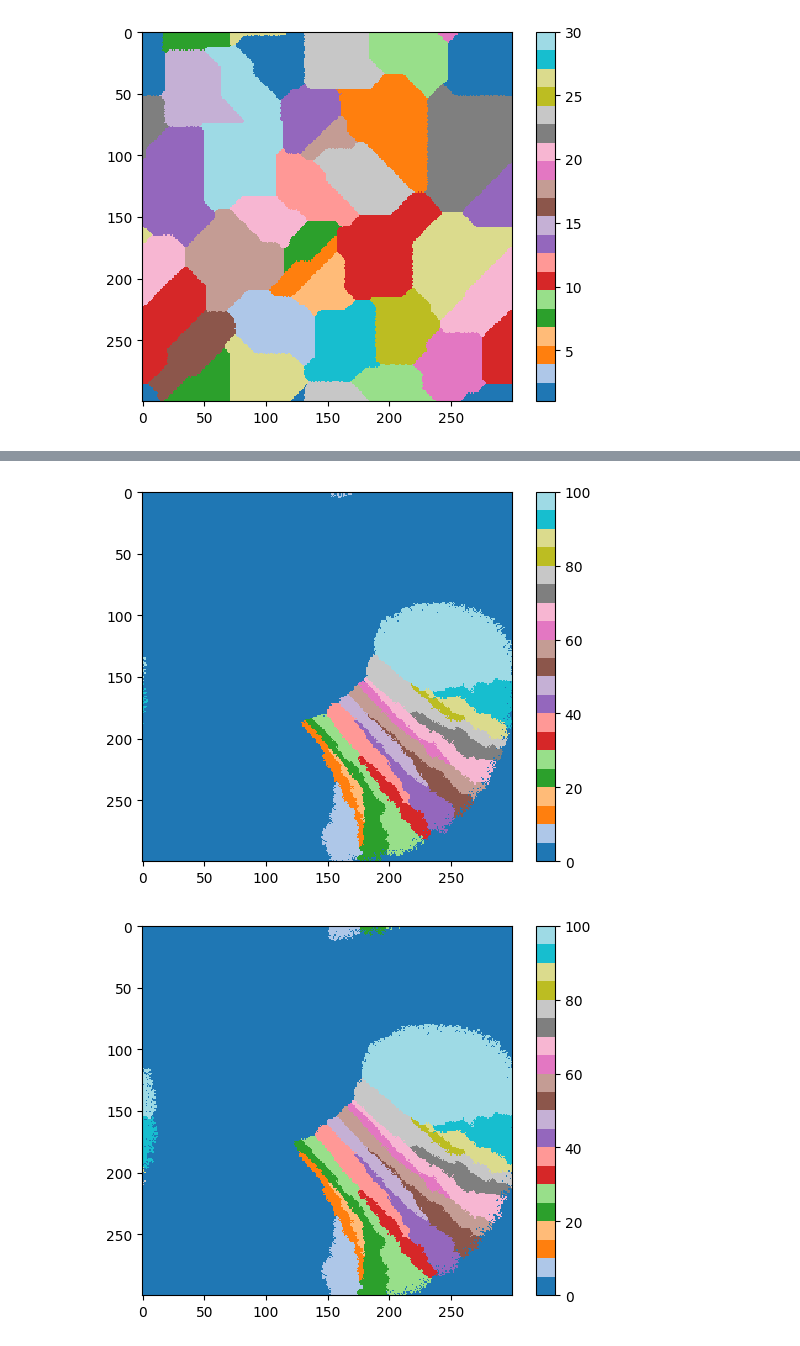
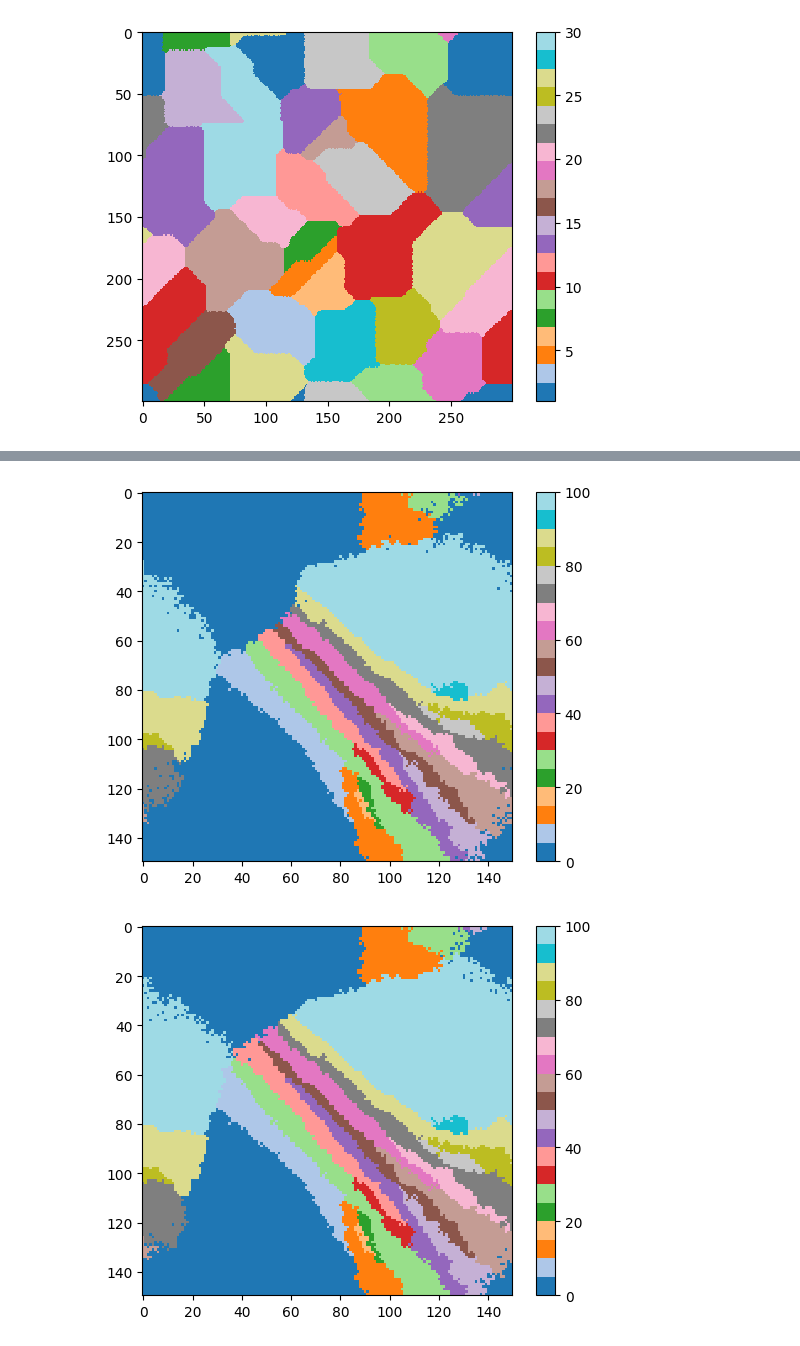
Before and after one commit to Vsageev/SLM_simulation, a Jupyter notebook: ca.ipynb, the cells around one changed output, grey strips where cells are left out. Cells and saved outputs as stored; diff of their text form; code cells hidden in the pictures.

```diff
--- a/ca.ipynb
+++ b/ca.ipynb
@@ -67,6 +67,10 @@ plot_grid(grid)
 [figure]
 [figure]
 # %%
+import numpy as np
+import matplotlib.pyplot as plt
+import random
+
 def create_temperature_crater(size, center, max_temp):
     x, y = np.indices((size, size))
     distance = np.sqrt((x - center[0])**2 + (y - center[1])**2)
@@ -129,13 +133,13 @@ def plot_temperature(temperature):
     plt.colorbar()
     plt.show()
 
-size = 300  # Size of the grid
+size = 150  # Size of the grid
 num_grains = 100  # Initial number of grains
 steps = 100  # Number of simulation steps
 center = (size // 2, size // 2)  # Center of the crater
 max_temp = 1.0  # Maximum temperature
 
-arc_radius = 100  # Radius of the arc
+arc_radius = 50  # Radius of the arc
 arc_start_angle = 0  # Start angle of the arc (in radians)
 arc_end_angle = np.pi / 2  # End angle of the arc (in radians)
 
@@ -155,2 +159,2 @@ plot_grid(grid)  # Visualize the grain growth
-[figure, old version]
+[figure, new version]
-[figure, old version]
+[figure, new version]
```
Also changed, not shown: parts of 1 cell of this notebook, 3 other files.
